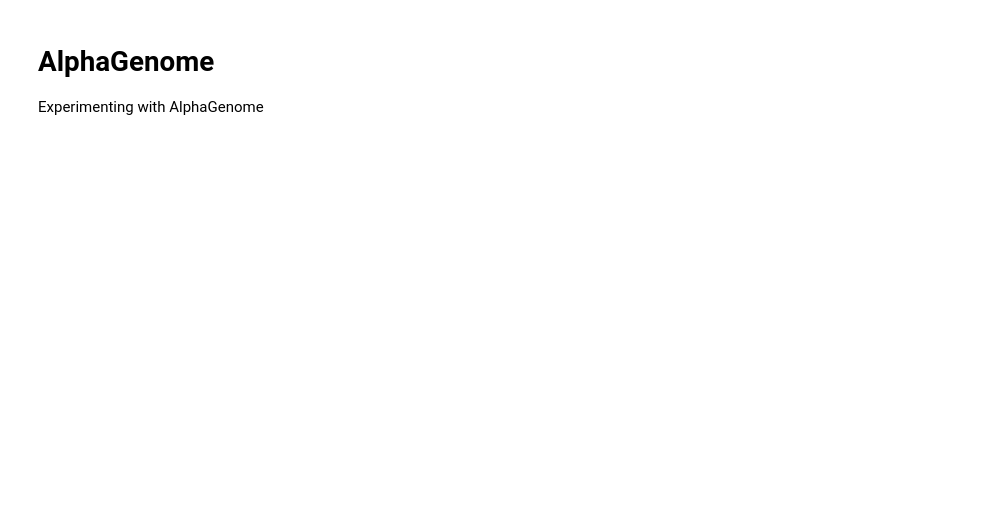
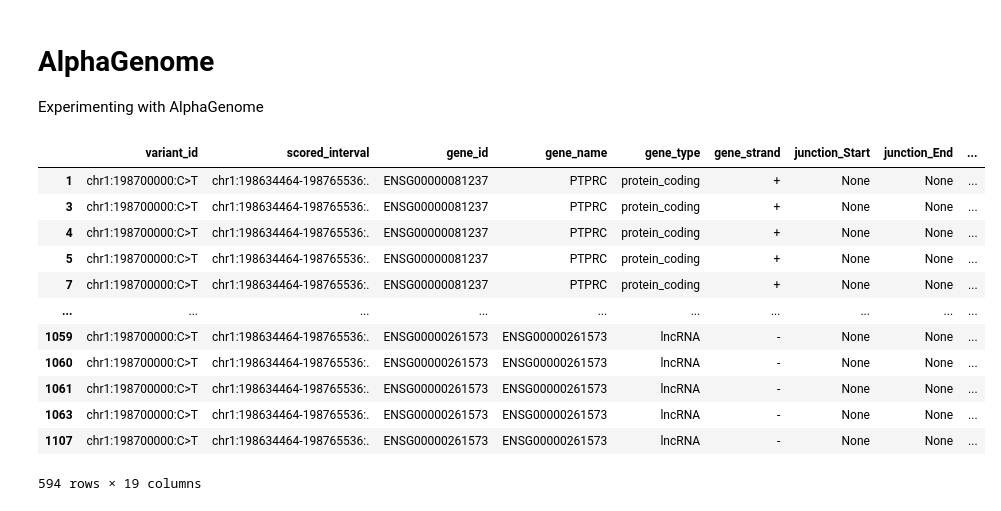
Before and after one commit to MacoskoLab/netprop-missense-prediction, a Jupyter notebook: workflow/notebooks/5_alphagenome.ipynb, the cells around one changed output. Cells and saved outputs as stored; diff of their text form; code cells hidden in the pictures; blank space fills up the shorter version.

Commit message:
ptprc

```diff
--- a/workflow/notebooks/5_alphagenome.ipynb
+++ b/workflow/notebooks/5_alphagenome.ipynb
@@ -28,6 +28,17 @@ gene_variant_name = "MAPT P301L (rs63751273) variant"
 gene = "MAPT"
 variant = genome.Variant(
     chromosome="chr17", position=46010389, reference_bases="C", alternate_bases="T"
+)
+
+gene_variant_name = "PTPRC CD45 Early Stop Codon"
+gene = "PTPRC"
+# Based on OMIM: chr1:198,638,713-198,757,476 (gene region)
+# Specific ESC position would need to be determined from the sgRNA target site
+variant = genome.Variant(
+    chromosome="chr1",
+    position=198700000,
+    reference_bases="C",
+    alternate_bases="T",  # Approximate position
 )
 
 # Create interval around the variant
@@ -46,5 +57,21 @@ rna_scores = model.score_variant(
 rna_df = variant_scorers.tidy_scores(rna_scores)
 # %%
 rna_df = rna_df.loc[rna_df["Assay title"] == "total RNA-seq"]
+# %%
+rna_df
+# %% [output]
+|  | variant_id | scored_interval | gene_id | gene_name | gene_type | gene_strand | junction_Start | junction_End | ... |
+| 1 | chr1:198700000:C>T | chr1:198634464-198765536:. | ENSG00000081237 | PTPRC | protein_coding | + | None | None | ... |
+| 3 | chr1:198700000:C>T | chr1:198634464-198765536:. | ENSG00000081237 | PTPRC | protein_coding | + | None | None | ... |
+| 4 | chr1:198700000:C>T | chr1:198634464-198765536:. | ENSG00000081237 | PTPRC | protein_coding | + | None | None | ... |
+| 5 | chr1:198700000:C>T | chr1:198634464-198765536:. | ENSG00000081237 | PTPRC | protein_coding | + | None | None | ... |
+| 7 | chr1:198700000:C>T | chr1:198634464-198765536:. | ENSG00000081237 | PTPRC | protein_coding | + | None | None | ... |
+| ... | ... | ... | ... | ... | ... | ... | ... | ... | ... |
+| 1059 | chr1:198700000:C>T | chr1:198634464-198765536:. | ENSG00000261573 | ENSG00000261573 | lncRNA | - | None | None | ... |
+| 1060 | chr1:198700000:C>T | chr1:198634464-198765536:. | ENSG00000261573 | ENSG00000261573 | lncRNA | - | None | None | ... |
+| 1061 | chr1:198700000:C>T | chr1:198634464-198765536:. | ENSG00000261573 | ENSG00000261573 | lncRNA | - | None | None | ... |
+| 1063 | chr1:198700000:C>T | chr1:198634464-198765536:. | ENSG00000261573 | ENSG00000261573 | lncRNA | - | None | None | ... |
+| 1107 | chr1:198700000:C>T | chr1:198634464-198765536:. | ENSG00000261573 | ENSG00000261573 | lncRNA | - | None | None | ... |
+594 rows × 19 columns
 # %%
 rna_df = rna_df.loc[rna_df["gene_name"] == gene]
```
Also changed, not shown: parts of 3 cells of this notebook, 7 other files.
